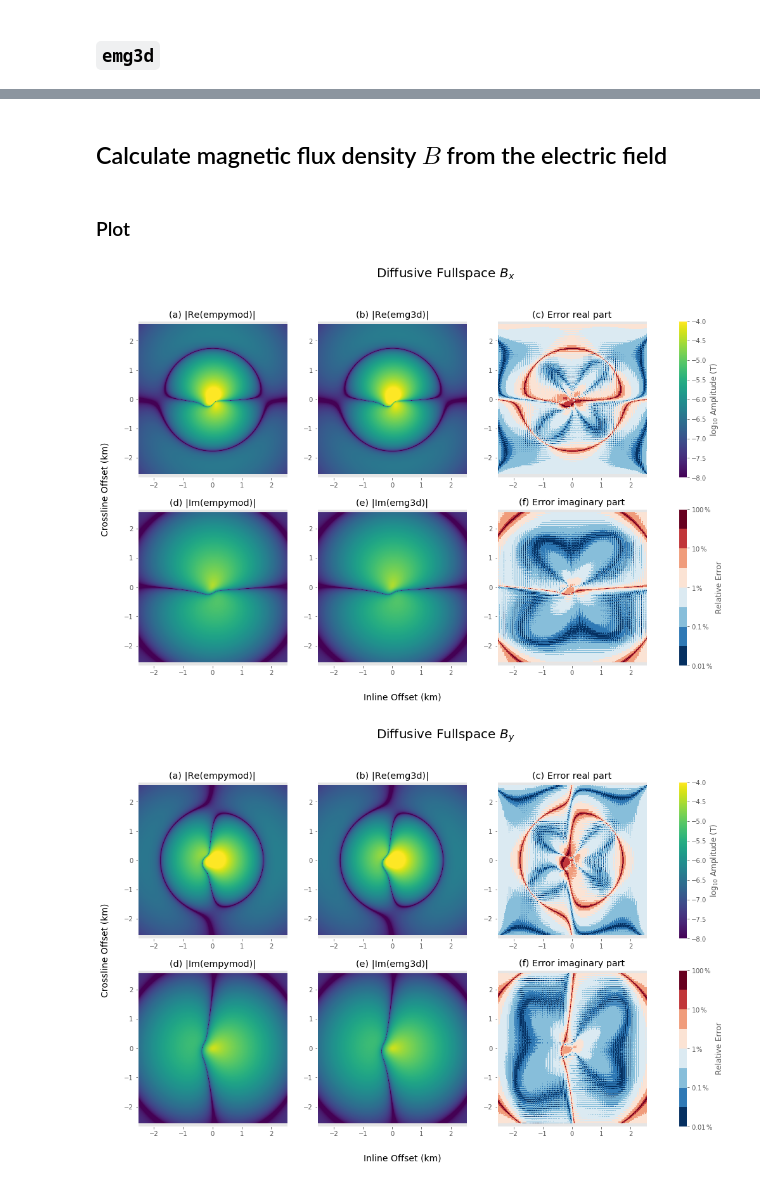
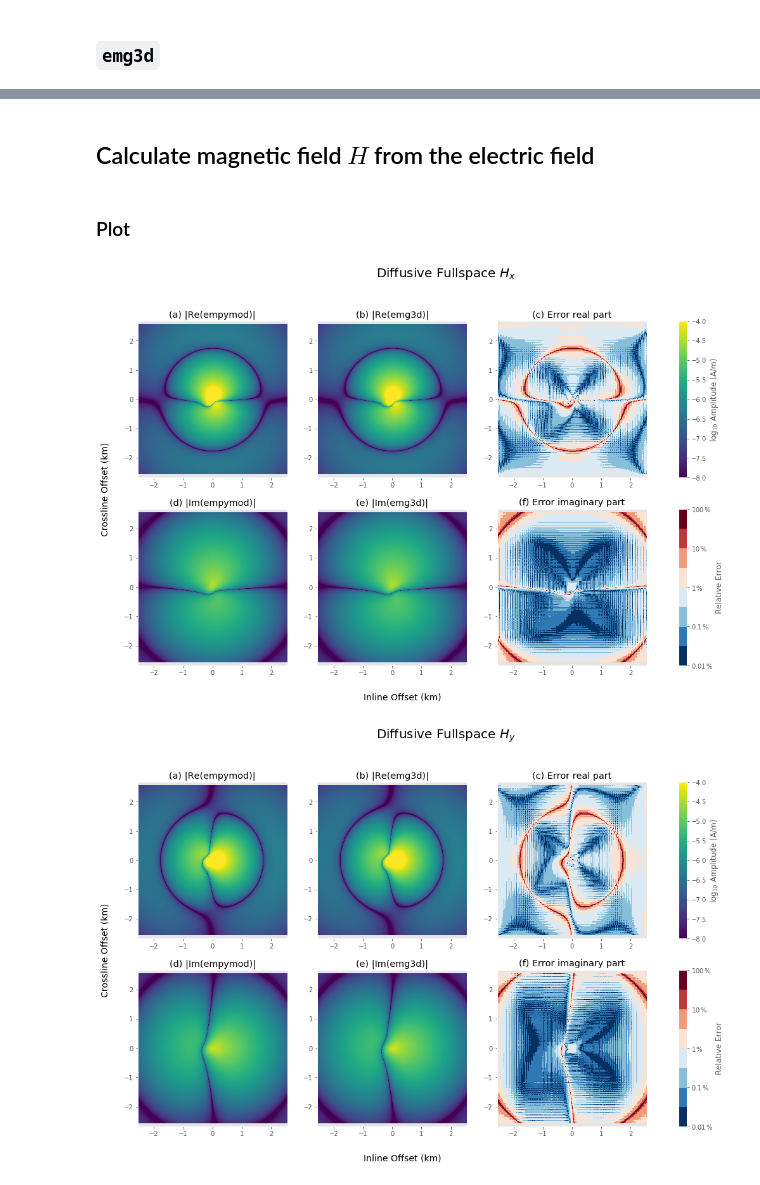
Before and after one commit to emsig/emg3d-examples, a Jupyter notebook: 5a_Obtaining_the_magnetic_field.ipynb, the cells around one changed output, grey strips where cells are left out. Cells and saved outputs as stored; diff of their text form; code cells hidden in the pictures.

```diff
--- a/5a_Obtaining_the_magnetic_field.ipynb
+++ b/5a_Obtaining_the_magnetic_field.ipynb
@@ -84,7 +84,7 @@ def plot_result_rel(depm, de3d, x, title, vmin=-15., vmax=-7., mode="log"):
                   np.abs((depm.imag-de3d.imag)/depm.imag)*100, x, vmin=-2, vmax=2, mode=True)
 
     # Colorbars
-    fig.colorbar(cf0, ax=axs[0, :], label=r"$\log_{10}$ Amplitude (T)")
+    fig.colorbar(cf0, ax=axs[0, :], label=r"$\log_{10}$ Amplitude (A/m)")
     cbar = fig.colorbar(cf2, ax=axs[1, :], label=r"Relative Error")
     cbar.set_ticks([-2, -1, 0, 1, 2])
     cbar.ax.set_yticklabels([r"$0.01\,\%$", r"$0.1\,\%$", r"$1\,\%$", r"$10\,\%$", r"$100\,\%$"])
@@ -118,9 +118,9 @@ def plot_lineplot_ex(x, y, data, epm_fs, grid):
     plt.plot(grid.vectorNx/1e3, np.abs(y1), 'k*', label='Grid points emg3d')
 
     plt.yscale('log')
-    plt.title(r'Inline and crossline $B_x$', fontsize=20)
+    plt.title(r'Inline and crossline $H_x$', fontsize=20)
     plt.xlabel('Offset (km)', fontsize=14)
-    plt.ylabel(r'|Amplitude (T)|', fontsize=14)
+    plt.ylabel(r'|Amplitude (A/m)|', fontsize=14)
     plt.legend()
     plt.show()
 # %% [markdown]
@@ -180,14 +180,14 @@ epm_fs_bz = epm.bipole(rec=[rx.ravel(), ry.ravel(), -zrec, 0, -90], mrec=True, v
 ### `emg3d`
 # %%
 # Get calculation domain as a function of frequency (resp., skin depth)
-hx_min, xdomain = e3d.utils.get_domain(x0=src[0], freq=0.1, min_width=50)
-hz_min, zdomain = e3d.utils.get_domain(x0=src[2], freq=0.1, min_width=50)
+hx_min, xdomain = e3d.utils.get_domain(x0=src[0], freq=0.1, min_width=20)
+hz_min, zdomain = e3d.utils.get_domain(x0=src[2], freq=0.1, min_width=20)
 
 # Create stretched grid
 nx = 2**7
-hx = e3d.utils.get_stretched_h(hx_min, xdomain, nx, src[0])
-hy = e3d.utils.get_stretched_h(hx_min, xdomain, nx, src[1])
-hz = e3d.utils.get_stretched_h(hz_min, zdomain, nx, x0=src_c[2]-300, x1=src_c[2]+300)
+hx = e3d.utils.get_stretched_h(hx_min, xdomain, nx, src_c[0])
+hy = e3d.utils.get_stretched_h(hx_min, xdomain, nx, src_c[1])
+hz = e3d.utils.get_stretched_h(hz_min, zdomain, nx, src_c[2])
 pgrid = discretize.TensorMesh([hx, hy, hz], x0=(xdomain[0], xdomain[0], zdomain[0]))
 pgrid
 # %% [output]
@@ -205,6 +205,5 @@ pmodel = e3d.utils.Model(pgrid, res_x=resh, res_z=resv, freq=freq)
 sfield = e3d.utils.get_source_field(pgrid, src, freq, strength)
 
 # Calculate the electric field
-pfield = e3d.solver.solver(pgrid, pmodel, sfield, verb=3, nu_pre=2,
-                           sslsolver=True, semicoarsening=True, linerelaxation=True)
+pfield = e3d.solver.solver(pgrid, pmodel, sfield, verb=3)
 # %% [output]
@@ -228,5 +227,5 @@ pfield = e3d.solver.solver(pgrid, pmodel, sfield, verb=3, nu_pre=2,
 # %% [markdown]
-## Calculate magnetic flux density $B$ from the electric field
+## Calculate magnetic field $H$ from the electric field
 # %%
 # Define dual grid widths.
 d1 = (np.r_[0., pgrid.hx] + np.r_[pgrid.hx, 0.])/2.
@@ -240,25 +239,25 @@ iomegamu = 2j*np.pi*pmodel.freq*e3d.utils.mu_0
 
 # B_x = (e3_y - e2_z)/(i omega mu)
 _, HY, HZ = np.meshgrid(d1, pgrid.hy, pgrid.hz, indexing='ij')
-bx = (np.diff(pfield.fz, 1, 1)/HY - np.diff(pfield.fy, 1, 2)/HZ)/iomegamu
+e3d_hx = (np.diff(pfield.fz, 1, 1)/HY - np.diff(pfield.fy, 1, 2)/HZ)/iomegamu
 
 # B_y = (e1_z-e3_x)/(i omega mu)
 HX, _, HZ = np.meshgrid(pgrid.hx, d2, pgrid.hz, indexing='ij')
-by = (np.diff(pfield.fx, 1, 2)/HZ - np.diff(pfield.fz, 1, 0)/HX)/iomegamu
+e3d_hy = (np.diff(pfield.fx, 1, 2)/HZ - np.diff(pfield.fz, 1, 0)/HX)/iomegamu
 
 # B_z = (e2_x-e1_y)/(i omega mu)
 HX, HY, _ = np.meshgrid(pgrid.hx, pgrid.hy, d3, indexing='ij')
-bz = (np.diff(pfield.fy, 1, 0)/HX - np.diff(pfield.fx, 1, 1)/HY)/iomegamu
+e3d_hz = (np.diff(pfield.fy, 1, 0)/HX - np.diff(pfield.fx, 1, 1)/HY)/iomegamu
 # %% [markdown]
 ### Plot
 # %%
-e3d_fs_bx = sint.interpn((pgrid.vectorNx, pgrid.vectorCCy, pgrid.vectorCCz), bx, (rx, ry, zrec))
-plot_result_rel(epm_fs_bx, e3d_fs_bx, x, r'Diffusive Fullspace $B_x$', vmin=-8, vmax=-4, mode='abs')
+e3d_fs_bx = sint.interpn((pgrid.vectorNx, pgrid.vectorCCy, pgrid.vectorCCz), e3d_hx, (rx, ry, zrec))
+plot_result_rel(epm_fs_bx, e3d_fs_bx, x, r'Diffusive Fullspace $H_x$', vmin=-8, vmax=-4, mode='abs')
 # %% [output]
-[figure, old version]
+[figure, new version]
 # %%
-e3d_fs_by = sint.interpn((pgrid.vectorCCx, pgrid.vectorNy, pgrid.vectorCCz), by, (rx, ry, zrec))
-plot_result_rel(epm_fs_by, e3d_fs_by, x, r'Diffusive Fullspace $B_y$', vmin=-8, vmax=-4, mode='abs')
+e3d_fs_by = sint.interpn((pgrid.vectorCCx, pgrid.vectorNy, pgrid.vectorCCz), e3d_hy, (rx, ry, zrec))
+plot_result_rel(epm_fs_by, e3d_fs_by, x, r'Diffusive Fullspace $H_y$', vmin=-8, vmax=-4, mode='abs')
 # %% [output]
-[figure, old version]
+[figure, new version]
 # %%
```
Also changed, not shown: parts of 7 cells of this notebook, 2 other files.
